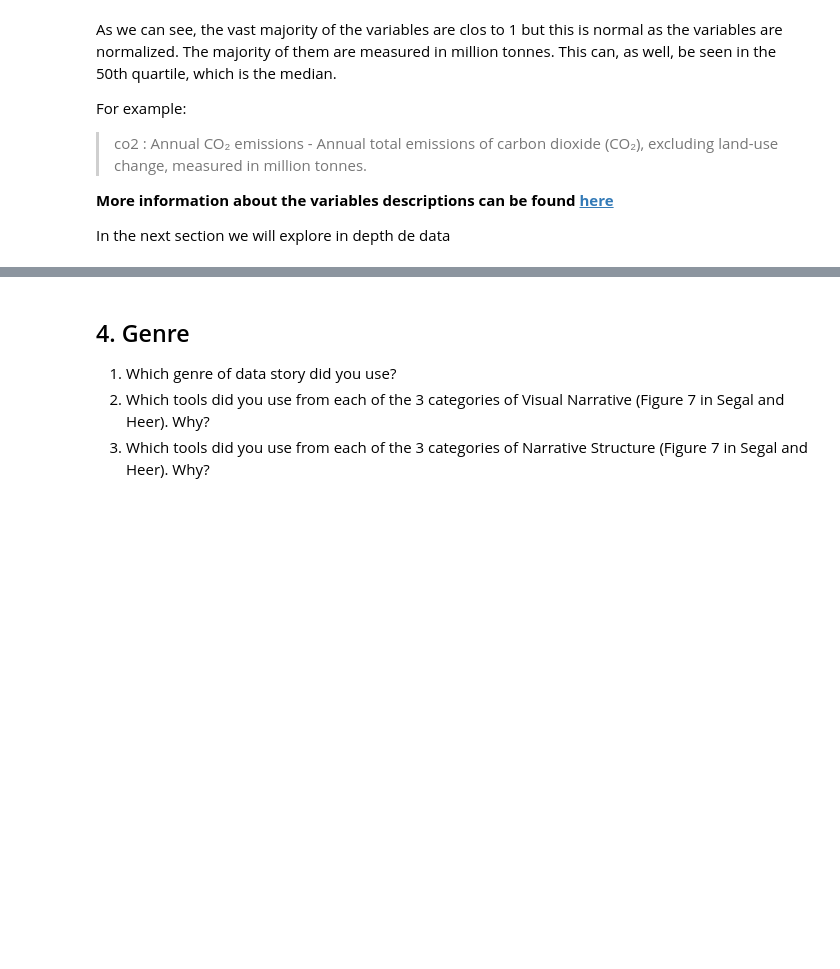
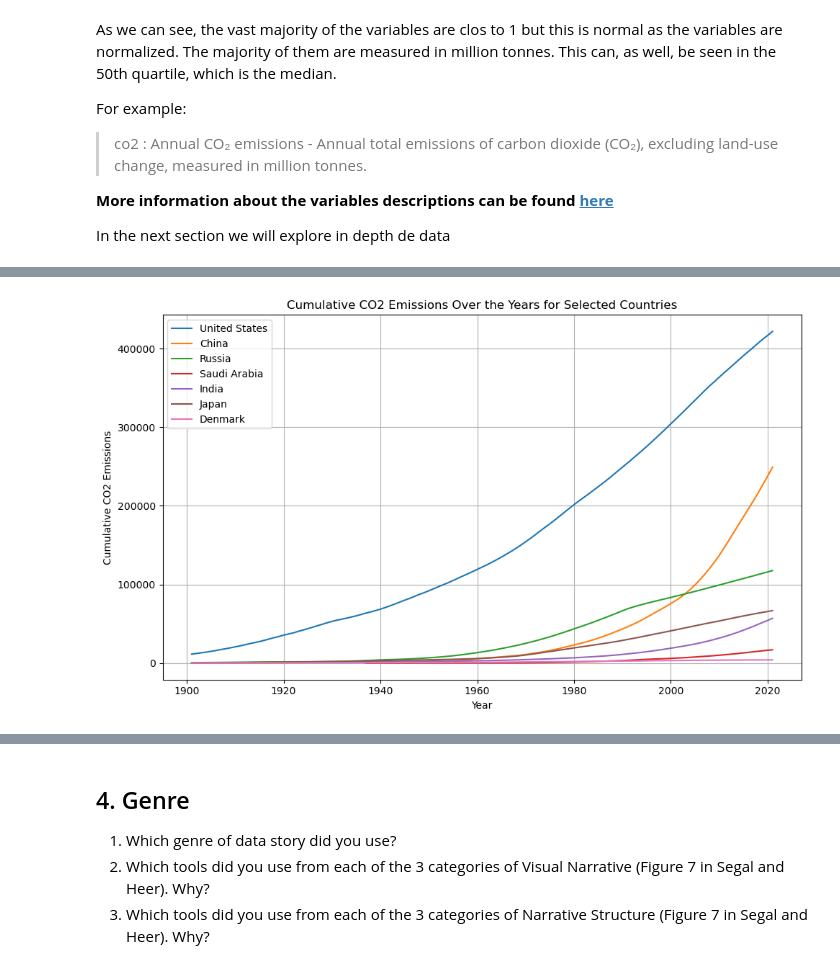
Before and after one commit to magolimbo/Social_data_analysis_and_visualisation, a Jupyter notebook: project/main.ipynb, the cells around one changed output, grey strips where cells are left out. Drawn from its saved outputs; the diff is of its cells as text; code cells hidden in the pictures; blank space fills up the shorter version.

```diff
--- a/project/main.ipynb
+++ b/project/main.ipynb
@@ -286,0 +309,10 @@ In the next section we will explore in depth de data
+# %%
+unique_countries = df['country'].unique()
+
+for country in unique_countries:
+    # Filter the DataFrame for the current country
+    country_data = df[df['country'] == country]
+    # Find the maximum population for the current country
+    max_population = country_data['population'].max()
+    # Print the country and its maximum population
+    print(f"Country: {country}, Maximum Population: {max_population}")
@@ -286,0 +354,20 @@ In the next section we will explore in depth de data
+# %%
+countries_to_plot = ['United States', 'China', 'Russia', 'Saudi Arabia', 'India', 'Japan', 'Denmark']
+
+countries_data = df[df['country'].isin(countries_to_plot)]
+
+plt.figure(figsize=(10, 6))
+
+for country in countries_to_plot:
+    country_data = countries_data[countries_data['country'] == country]
+    plt.plot(country_data['year'], country_data['cumulative_co2'], label=country)
+
+plt.xlabel('Year')
+plt.ylabel('Cumulative CO2 Emissions')
+plt.title('Cumulative CO2 Emissions Over the Years for Selected Countries')
+plt.legend()
+plt.grid(True)
+plt.tight_layout()
+plt.show()
+# %% [output]
+[figure, added]
```
Also changed, not shown: parts of 14 cells of this notebook.
